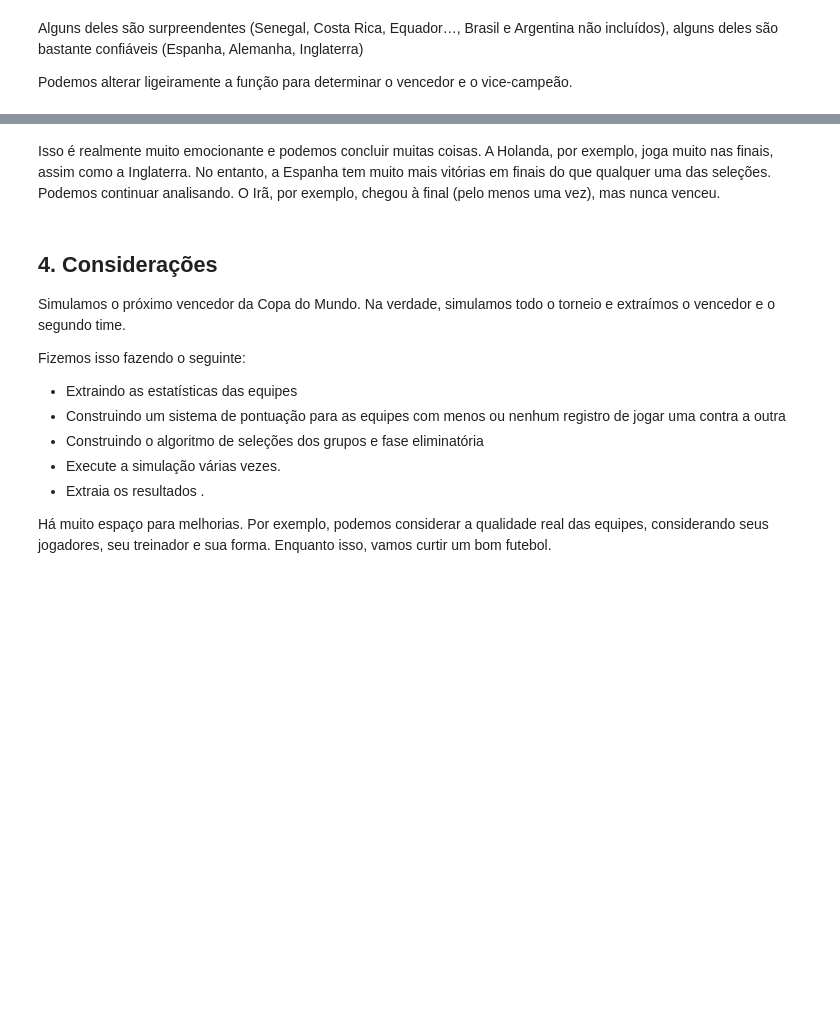
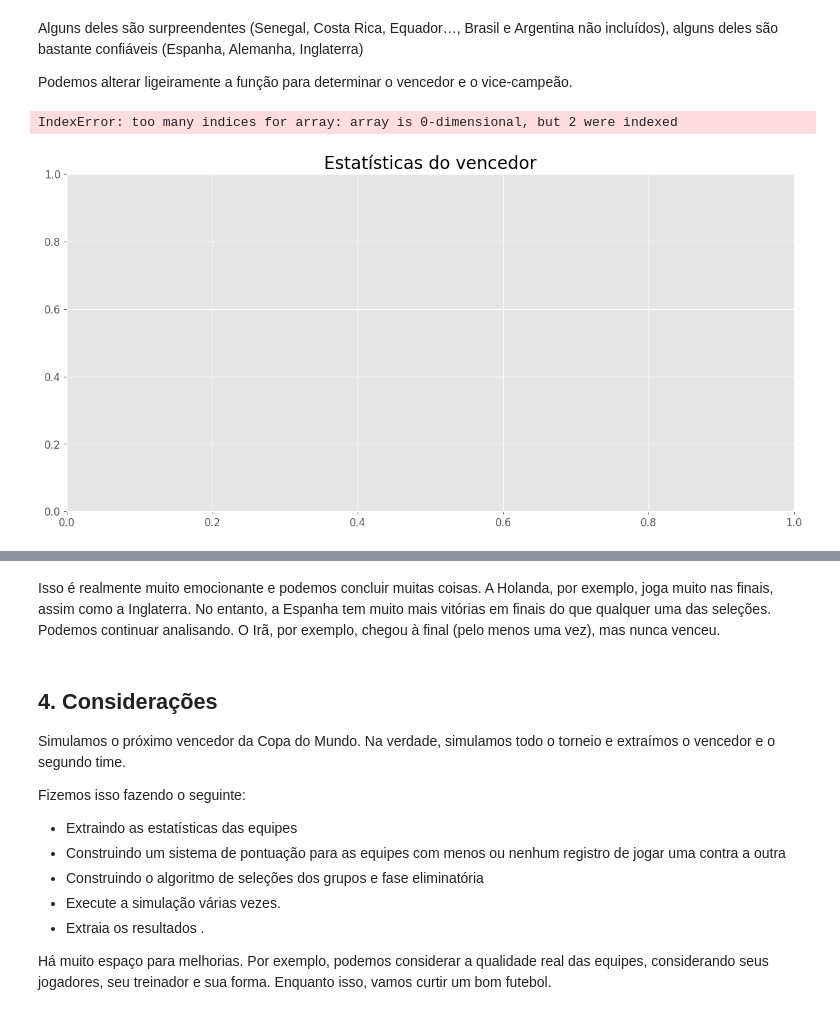
Before and after one commit to rogeriodelfim/Copa-do-mundo-2022, a Jupyter notebook: 03 - Simulador da Copa do Mundo .ipynb, the cells around one changed output, grey strips where cells are left out. Saved outputs shown, nothing was run; the diff lists cells and outputs as text; code cells hidden in the pictures; blank space fills up the shorter version.

```diff
--- a/03 - Simulador da Copa do Mundo .ipynb
+++ b/03 - Simulador da Copa do Mundo .ipynb
@@ -620,12 +587,13 @@ Croatia
 # %% [markdown]
 E podemos executar isso 10.000 vezes:
 # %%
-stats = []
-for i in range(10000):
+%%time
+stats_wcup = []
+for i in range(100):
     if (i%100)==0 and i>0:
         print('Número da simulação em execução %i' %(i))
-        so_far = pd.DataFrame(stats).value_counts().index[0][0]
+        so_far = pd.DataFrame(stats_wcup).value_counts().index[0][0]
         print('O vencedor mais previsto até agora é %s'%(so_far))
     winner = whole_tournament()
-    stats.append(winner)
+    stats_wcup.append(winner)
 # %% [output]
@@ -669,7 +639,10 @@ def whole_tournament():
 # %%
 stats = np.array(stats)
 # %%
-plt.figure(figsize=(10,10))
+plt.figure(figsize=(15,7))
 plt.title('Estatísticas do vencedor',fontsize=20)
 pd.DataFrame(stats[:,0])[0].value_counts().plot(kind="bar");
+# %% [output]
+IndexError: too many indices for array: array is 0-dimensional, but 2 were indexed
+[figure, added]
 # %%
```
Also changed, not shown: parts of 9 cells of this notebook, 4 other files.
